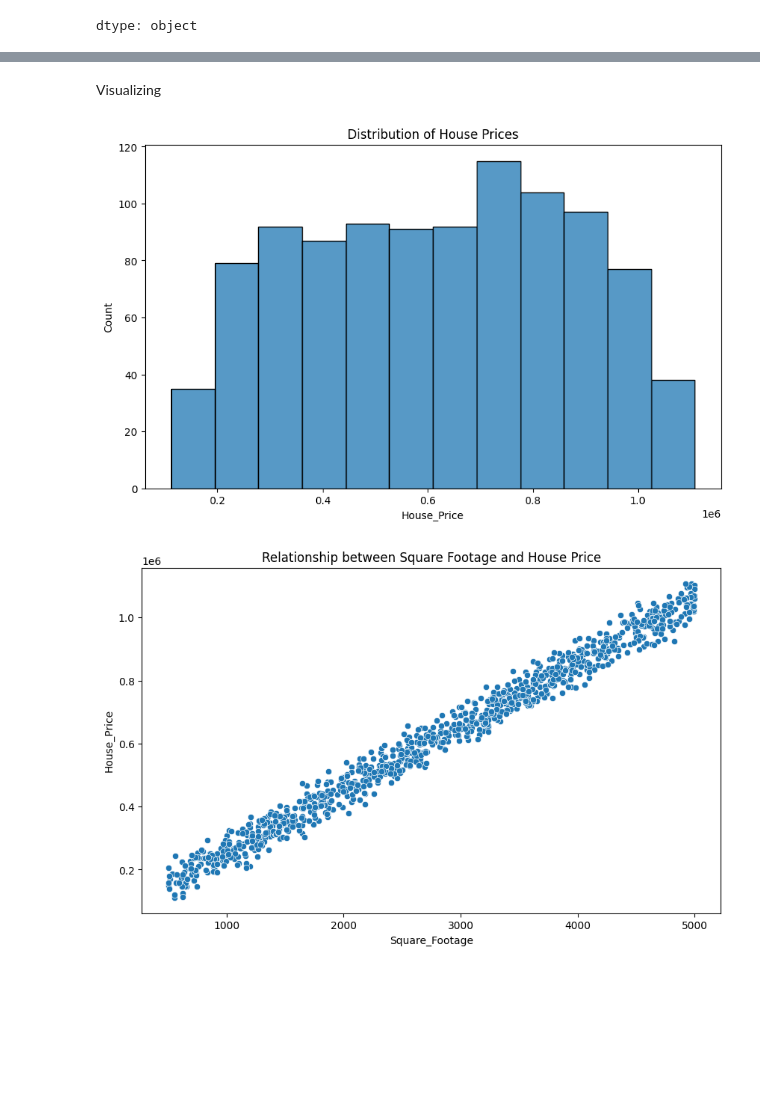
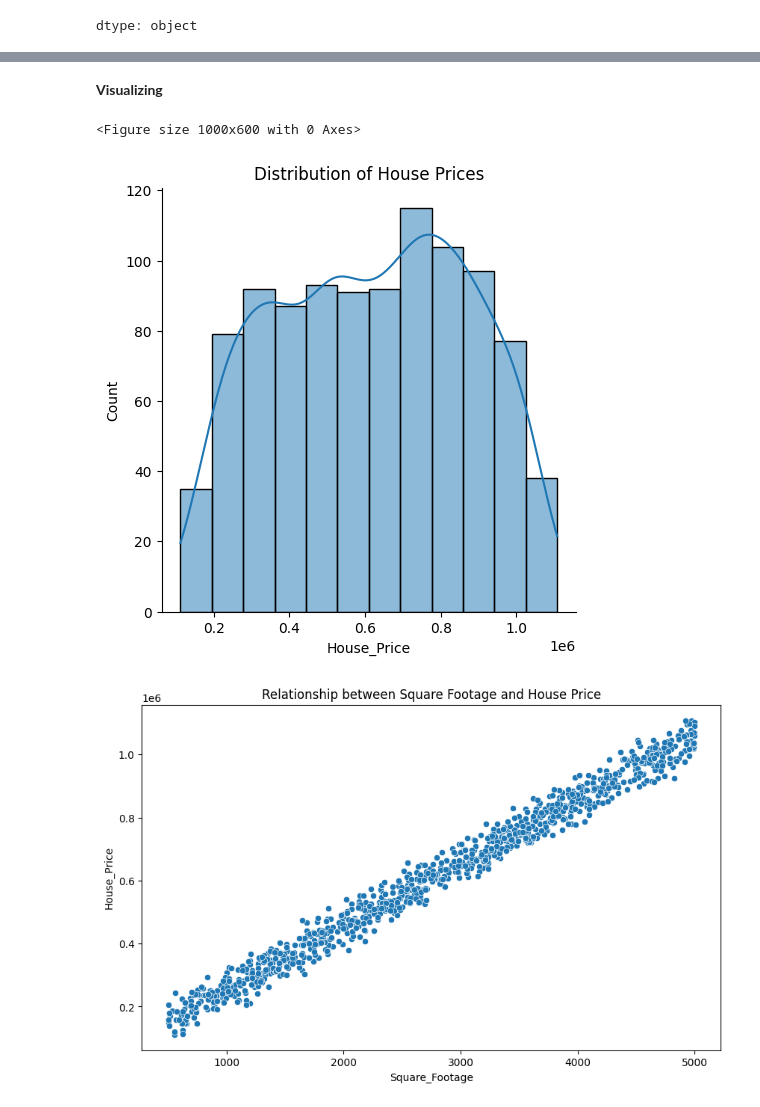
Before and after one commit to cookiesx123/house-price-pred, a Jupyter notebook: house_price_regression.ipynb, the cells around one changed output, grey strips where cells are left out. Drawn from its saved outputs; the diff is of its cells as text; code cells hidden in the pictures; blank space fills up the shorter version.

```diff
--- a/house_price_regression.ipynb
+++ b/house_price_regression.ipynb
@@ -100,15 +114,16 @@ df.describe()
 | 50% | 2862.500000 | 3.000000 | 2.000000 | 1986.000000 | 2.809740 | 1.000000 | 6.000000 | ... |
 | 75% | 3849.500000 | 4.000000 | 3.000000 | 2004.250000 | 3.923317 | 2.000000 | 8.000000 | ... |
 | max | 4999.000000 | 5.000000 | 3.000000 | 2022.000000 | 4.989303 | 2.000000 | 10.000000 | ... |
-# %% [markdown]
-Visualizing
+# %% [markdown]
+**Visualizing**
 # %%
 plt.figure(figsize=(10, 6))
-sns.histplot(df['House_Price'])
+sns.displot(df['House_Price'],kde=True)
 plt.title('Distribution of House Prices')
 plt.show()
 # %% [output]
+<Figure size 1000x600 with 0 Axes>
-[figure, old version]
+[figure, new version]
 # %%
 plt.figure(figsize=(10, 6))
 sns.scatterplot(x='Square_Footage', y='House_Price', data=df)
```
Also changed, not shown: parts of 10 cells of this notebook.
